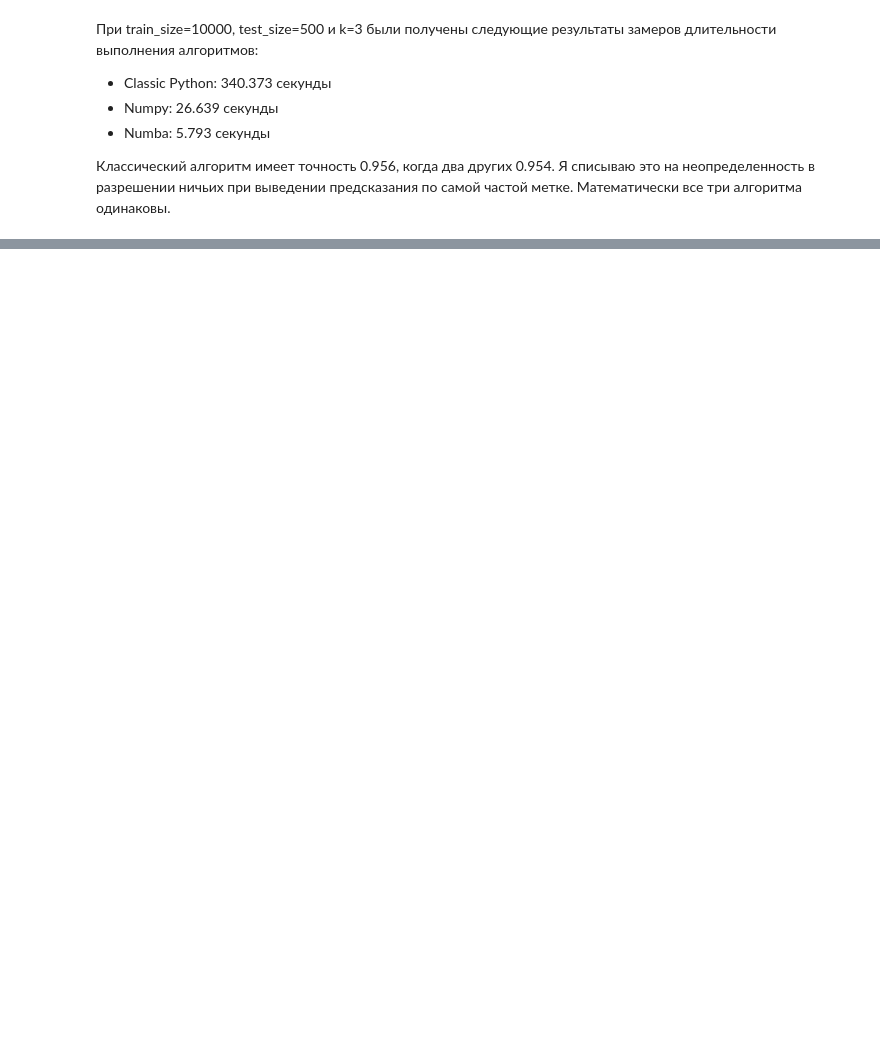
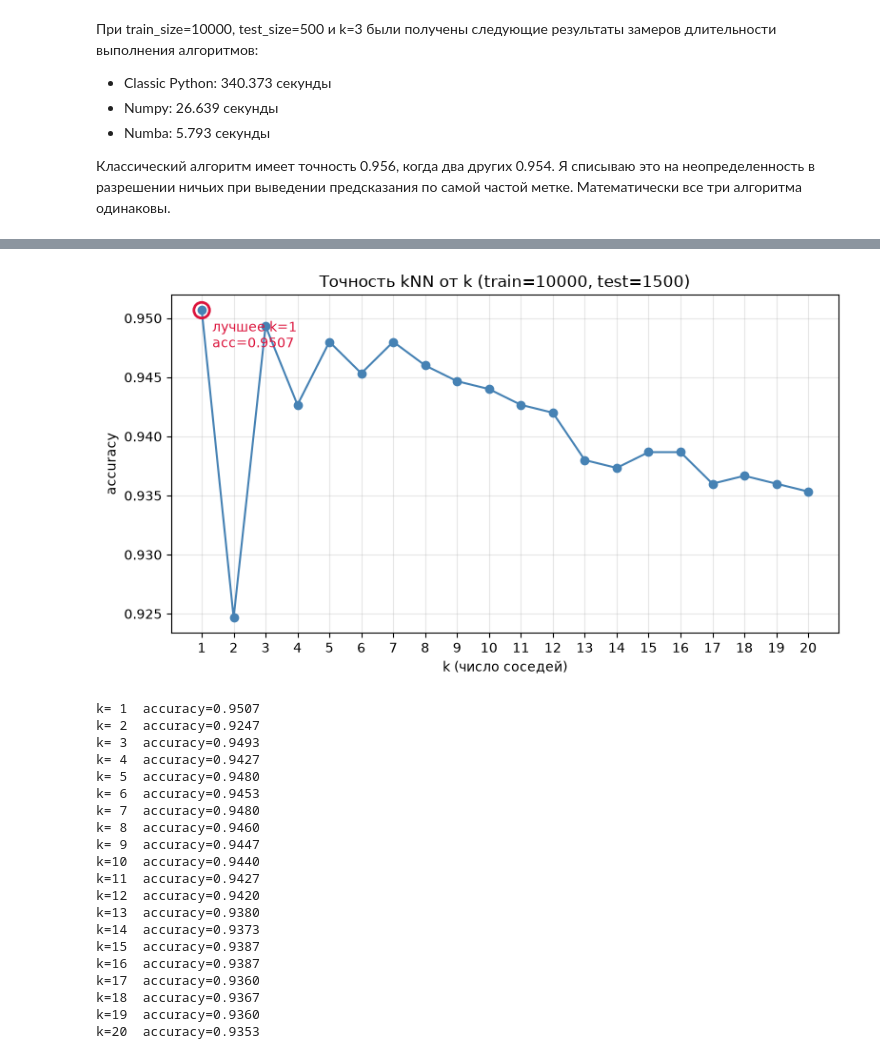
Before and after one commit to Zener12/----.-----.-----, a Jupyter notebook: Lab1.ipynb, the cells around one changed output, grey strips where cells are left out. Cells and saved outputs as stored; diff of their text form; code cells hidden in the pictures; blank space fills up the shorter version.

```diff
--- a/Lab1.ipynb
+++ b/Lab1.ipynb
@@ -10,5 +10,8 @@ from sklearn.model_selection import train_test_split
 from timeit_decorator import timeit
 X, y = fetch_openml("mnist_784", version=1, return_X_y=True,
                     as_frame=False, parser="auto")
+X = X / 255.0
 y = y.astype(int)
-X_train, X_test, y_train, y_test = train_test_split(X, y, train_size=10000, test_size=500, random_state=0)
+X_train, X_test, y_train, y_test = train_test_split(X, y, train_size=10000, test_size=1500, random_state=0)
+
+X_train.shape
@@ -41,7 +46,7 @@ def compute_distances_classic(X_test, X_train):
 # Можно ускорить, если сделать чисто матричные операции без циклов.
 @timeit
 def compute_distances_np(X_test, X_train):
-    dist_array = np.zeros([500, 10000])
+    dist_array = np.zeros([1500, 10000])
     for i,x in enumerate(X_test):
         for j,elem in enumerate(X_train):
             temp = ((x-elem)**2).sum()
@@ -99,7 +104,7 @@ def predict_numba(dists, y_train, k):
     return preds
 
 
-k = int(input())
+k = 1
 # %%
 classic_dists = compute_distances_classic(X_test, X_train)
 classic_preds = predict_classic(classic_dists, y_train, k)
@@ -134,3 +137,30 @@ Numba accuracy: 0.954
  * Numba: 5.793 секунды
 
 Классический алгоритм имеет точность 0.956, когда два других 0.954. Я списываю это на неопределенность в разрешении ничьих при выведении предсказания по самой частой метке. Математически все три алгоритма одинаковы.
+# %%
+import matplotlib.pyplot as plt
+
+D = numpy_dists                    # матрица считается один раз
+ks = list(range(1, 21))
+accs = [(predict_np(D, y_train, kk) == y_test).mean() for kk in ks]
+
+best_i = int(np.argmax(accs))
+best_k, best_acc = ks[best_i], accs[best_i]
+
+fig, ax = plt.subplots(figsize=(8, 4.5))
+ax.plot(ks, accs, "o-", color="steelblue")
+ax.scatter([best_k], [best_acc], s=140, facecolors="none",
+           edgecolors="crimson", linewidths=2, zorder=3)
+ax.annotate(f"лучшее k={best_k}\nacc={best_acc:.4f}",
+            xy=(best_k, best_acc), xytext=(8, -28),
+            textcoords="offset points", color="crimson")
+ax.set(xlabel="k (число соседей)", ylabel="accuracy",
+       title=f"Точность kNN от k (train={len(X_train)}, test={len(X_test)})",
+       xticks=ks)
+ax.grid(alpha=0.3)
+plt.tight_layout()
+plt.show()
+
+for kk, a in zip(ks, accs):
+    print(f"k={kk:2d}  accuracy={a:.4f}")
+# %% [output]
@@ -136,0 +187,21 @@ Numba accuracy: 0.954
+[figure, added]
+k= 1  accuracy=0.9507
+k= 2  accuracy=0.9247
+k= 3  accuracy=0.9493
+k= 4  accuracy=0.9427
+k= 5  accuracy=0.9480
+k= 6  accuracy=0.9453
+k= 7  accuracy=0.9480
+k= 8  accuracy=0.9460
+k= 9  accuracy=0.9447
+k=10  accuracy=0.9440
+k=11  accuracy=0.9427
+k=12  accuracy=0.9420
+k=13  accuracy=0.9380
+k=14  accuracy=0.9373
+k=15  accuracy=0.9387
+k=16  accuracy=0.9387
+k=17  accuracy=0.9360
+k=18  accuracy=0.9367
+k=19  accuracy=0.9360
+k=20  accuracy=0.9353
```
Also changed, not shown: parts of 5 cells of this notebook, 3 other files.
